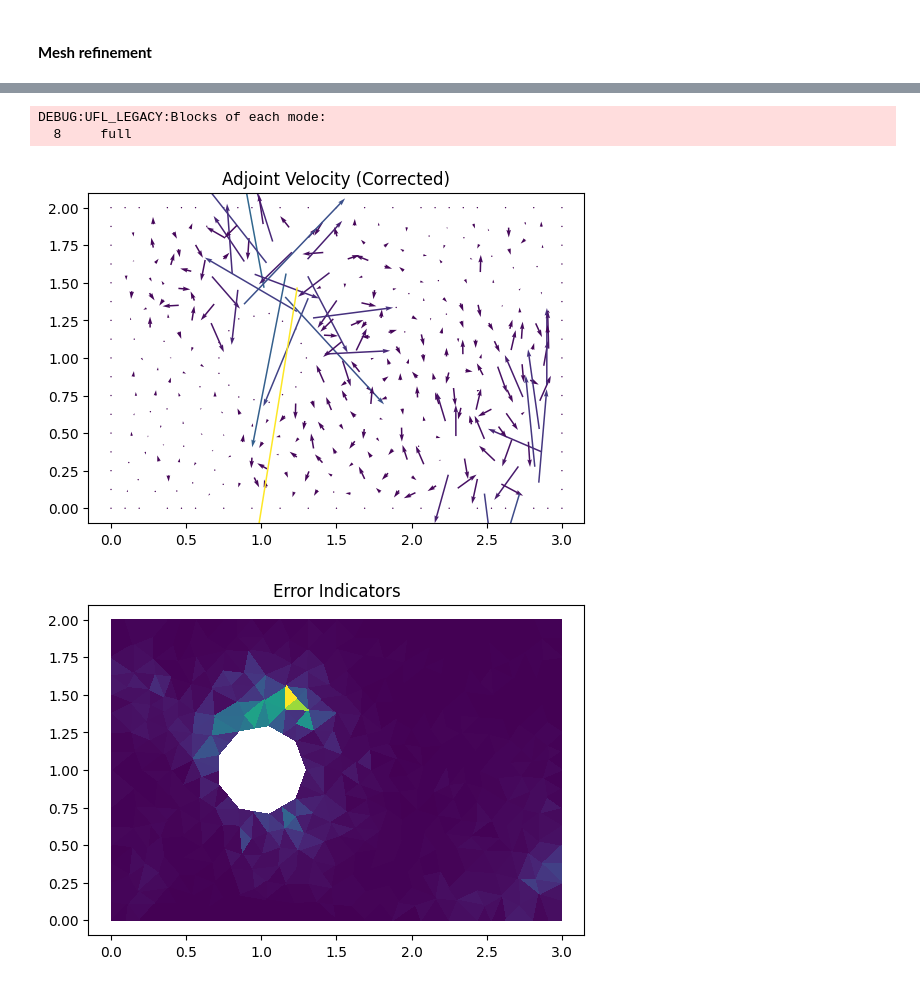
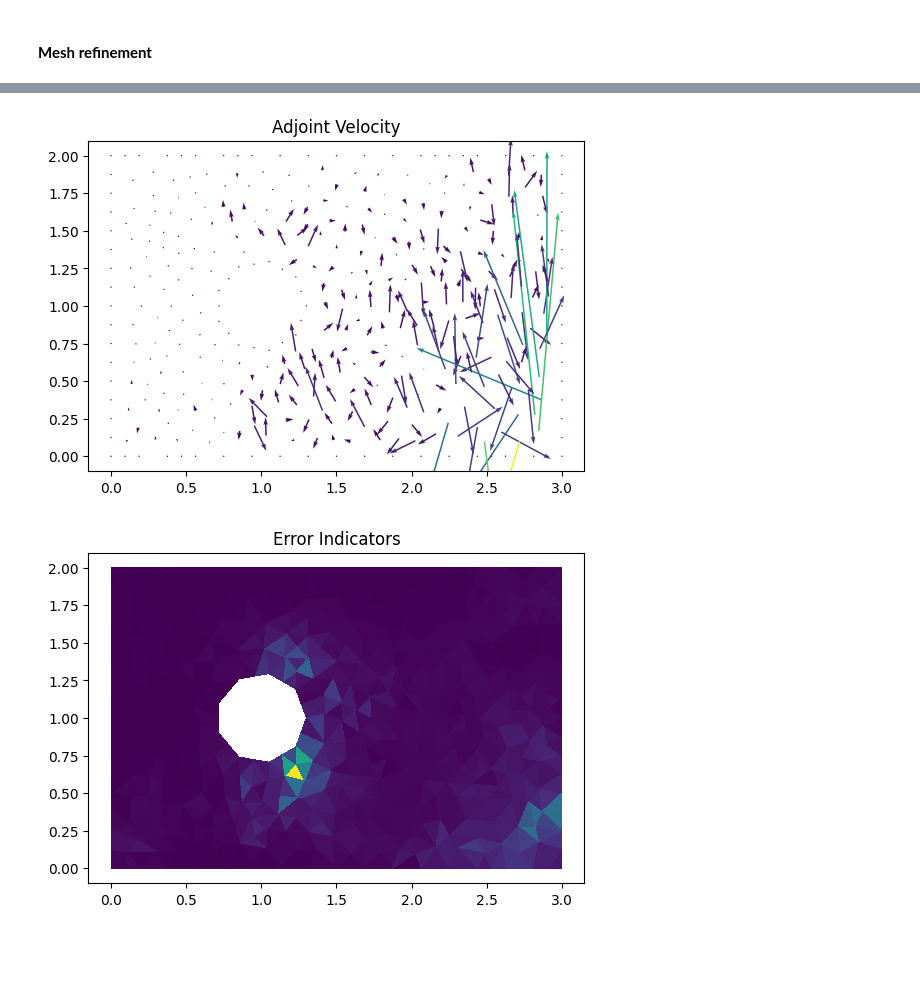
Before and after one commit to pouvelenc/DD2365-aflum, a Jupyter notebook: mesh_refinement_turb.ipynb, the cells around one changed output, grey strips where cells are left out. Saved outputs shown, nothing was run; the diff lists cells and outputs as text; code cells hidden in the pictures; blank space fills up the shorter version.

```diff
--- a/mesh_refinement_turb.ipynb
+++ b/mesh_refinement_turb.ipynb
@@ -95,7 +119,7 @@ plt.show()
 #### **Mesh refinement**
 # %%
 # Set viscosity
-nu = 1.0e-4
+nu = 1.0e-5
 
 # finite element spaces for velocity and pressure
 V = VectorFunctionSpace(mesh, "Lagrange", 1)
@@ -314,52 +338,66 @@ WEa = VEa * QEa
 
 Wa = FunctionSpace(mesh, WEa)
 
-# Dual trial/test functions
-phi, theta = TrialFunctions(Wa)
-psi, chi = TestFunctions(Wa)
-
-# Dual solution functions
-phi_theta = Function(Wa)
+# Define adjoint trial and test functions
+wa = Function(Wa)
+(phi, theta) = TrialFunctions(Wa)
+(va, qa) = TestFunctions(Wa)
 
 def dual_boundary_conditions(Wa, boundaries, psi_L):
     return [
-        # φ = ψ_L (vertical unit vector) on cylinder (boundary 5)
-        DirichletBC(Wa.sub(0), psi_L, boundaries, 5),
-        # φ = 0 on all other boundaries
-        DirichletBC(Wa.sub(0), Constant((0, 0)), boundaries, 1),  # left
-        DirichletBC(Wa.sub(0), Constant((0, 0)), boundaries, 2),  # right
-        DirichletBC(Wa.sub(0), Constant((0, 0)), boundaries, 3),  # lower
-        DirichletBC(Wa.sub(0), Constant((0, 0)), boundaries, 4),  # upper
+        #DirichletBC(Wa.sub(0), psi_L, boundaries, 5),
+        DirichletBC(Wa.sub(0), (0, 0), boundaries, 5),
+        DirichletBC(Wa.sub(0), (0, 0), boundaries, 1),
+        DirichletBC(Wa.sub(0), (0, 0), boundaries, 2),
+        DirichletBC(Wa.sub(0), (0, 0), boundaries, 3),
+        DirichletBC(Wa.sub(0), (0, 0), boundaries, 4),
     ]
 
 dual_bcs = dual_boundary_conditions(Wa, boundaries, psi_L)
 
-# Reverse time and solve dual
+# Reverse time and solve dual problem
 dual_solutions = []
-phi_theta_n = Function(Wa)  # Initial condition (zero)
+wa_n = Function(Wa)  # Initial condition
 
 for t_step in reversed(range(len(us))):
     u_primal = us[t_step]
     p_primal = ps[t_step]
 
+    phi_n, theta_n = split(wa_n)
+
+    """
     a_dual = (
-        -inner(phi, psi)*dx  # Negative sign for backward time
+        inner(phi, va)*dx
         + dt*(
-            -inner(dot(u_primal, grad(phi)), psi)*dx  # Adjoint convection
-            + nu*inner(grad(phi), grad(psi))*dx      # Diffusion
-            - inner(theta, div(psi))*dx              # Pressure gradient
-            + inner(div(phi), chi)*dx                # Continuity
-            + inner(dot(grad(u_primal), phi), psi)*dx # Reaction
+            inner(dot(u_primal, grad(va)), phi)*dx
+            + inner(dot(va, grad(u_primal)), phi)*dx
+            + inner(div(phi), qa)*dx
+            - inner(div(va), theta)*dx
+            + inner(nu*grad(va), grad(phi))*dx
         )
     )
-    L_dual = inner(phi_theta_n.split()[0], psi)*dx
+    L_dual = inner(va, psi_L)*dx
+    """
+    a_dual = (
+        inner(phi/dt, va)*dx
+      + inner(dot(u_primal, grad(phi)), va)*dx
+      + inner(dot(grad(u_primal), phi), va)*dx
+      + nu*inner(grad(phi), grad(va))*dx
+      - inner(theta, div(va))*dx
+      + inner(div(phi), qa)*dx
+    )
 
-    solve(a_dual == L_dual, phi_theta, bcs=dual_bcs)
-    dual_solutions.insert(0, phi_theta.copy(deepcopy=True))  # Store in reverse order
-    phi_theta_n.assign(phi_theta)
+    L_dual = (
+        inner(phi_n/dt, va)*dx
+      + inner(psi_L, va)*dx
+    )
+
+    solve(a_dual == L_dual, wa, bcs=dual_bcs)
+    dual_solutions.insert(0, wa.copy(deepcopy=True))
+    wa_n.assign(wa)
 
 
-phi_adjoint = phi_theta.split()[0]
+phi_adjoint = wa.split()[0]
 plt.figure()
 plot(phi_adjoint, title="Adjoint Velocity")
 plt.show()
@@ -367,8 +405,6 @@ plt.show()
 # Error indicator calculation parameters
 C_h = 1/8.0    # Spatial interpolation constant
 C_k = 1/2.0    # Temporal interpolation constant
-TOL = 0.05     # Target error tolerance
-REFINE_FRACTION = 0.3  # Refine top 30% of cells
 
 def compute_error_indicators(primal_sols, dual_sols, mesh, dt, nu, C_h, C_k):
     """
@@ -467,35 +503,32 @@ def adapt_mesh(error_indicators, mesh):
     """Adapt mesh based on lift error indicators"""
     DG0 = FunctionSpace(mesh, "DG", 0)
     error_func = interpolate(error_indicators, DG0)
 
-    # Mark top 30% of cells
     cell_markers = MeshFunction("bool", mesh, mesh.topology().dim())
     error_values = error_func.vector().get_local()
     threshold = np.percentile(error_values, 70)
 
     for cell in cells(mesh):
         cell_markers[cell] = error_values[cell.index()] > threshold
 
     return refine(mesh, cell_markers)
 
 
 primal_solutions = [(us[i], ps[i]) for i in range(len(us))]
 error_indicators = compute_error_indicators(primal_solutions, dual_solutions, mesh, dt, nu, C_h, C_k)
 mesh = adapt_mesh(error_indicators, mesh)
 
 plt.figure()
 plot(error_indicators)
 plt.title("Error Indicators")
 plt.show()
 
 plt.figure()
 plot(mesh)
 plt.title("Adapted Mesh")
 plt.show()
 # %% [output]
 [figure]
 [figure]
-DEBUG:UFL_LEGACY:Blocks of each mode:
-  8     full
-[figure, old version]
+[figure, new version]
-[figure, old version]
+[figure, new version]
```
Also changed, not shown: parts of 2 cells of this notebook.
